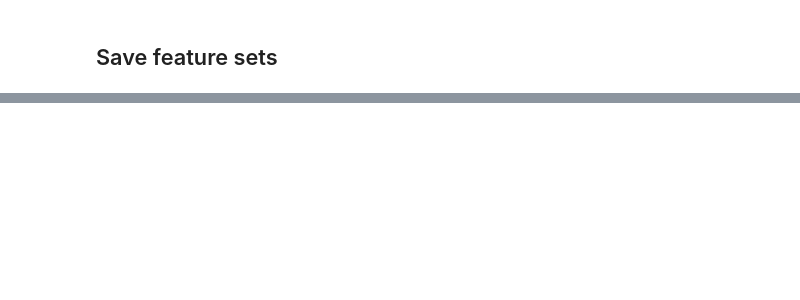
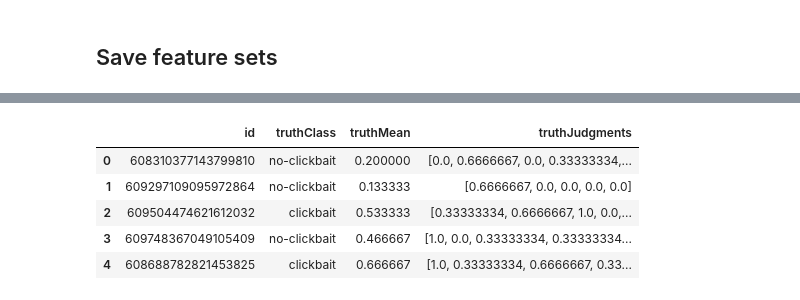
Before and after one commit to chadepl/tudelft-nlp-project, a Jupyter notebook: preprocesssing-and-features.ipynb, the cells around one changed output, grey strips where cells are left out. Saved outputs shown, nothing was run; the diff lists cells and outputs as text; code cells hidden in the pictures; blank space fills up the shorter version.

```diff
--- a/preprocesssing-and-features.ipynb
+++ b/preprocesssing-and-features.ipynb
@@ -149,0 +213,13 @@ featureSet.to_csv('feature_set_small.csv')
+# %%
+filter_col = ['id', 'truthClass', 'truthMean', 'truthJudgments']
+labelsSet = labelsDF[filter_col]
+labelsSet = labelsDF[filter_col]
+labelsSet.head()
+#labelsSet.to_csv('labels_set_'+dataset_size+'.csv')
+# %% [output]
+|  | id | truthClass | truthMean | truthJudgments |
+| 0 | 608310377143799810 | no-clickbait | 0.200000 | [0.0, 0.6666667, 0.0, 0.33333334,... |
+| 1 | 609297109095972864 | no-clickbait | 0.133333 | [0.6666667, 0.0, 0.0, 0.0, 0.0] |
+| 2 | 609504474621612032 | clickbait | 0.533333 | [0.33333334, 0.6666667, 1.0, 0.0,... |
+| 3 | 609748367049105409 | no-clickbait | 0.466667 | [1.0, 0.0, 0.33333334, 0.33333334... |
+| 4 | 608688782821453825 | clickbait | 0.666667 | [1.0, 0.33333334, 0.6666667, 0.33... |
```
Also changed, not shown: parts of 22 cells of this notebook, 2 other files.
